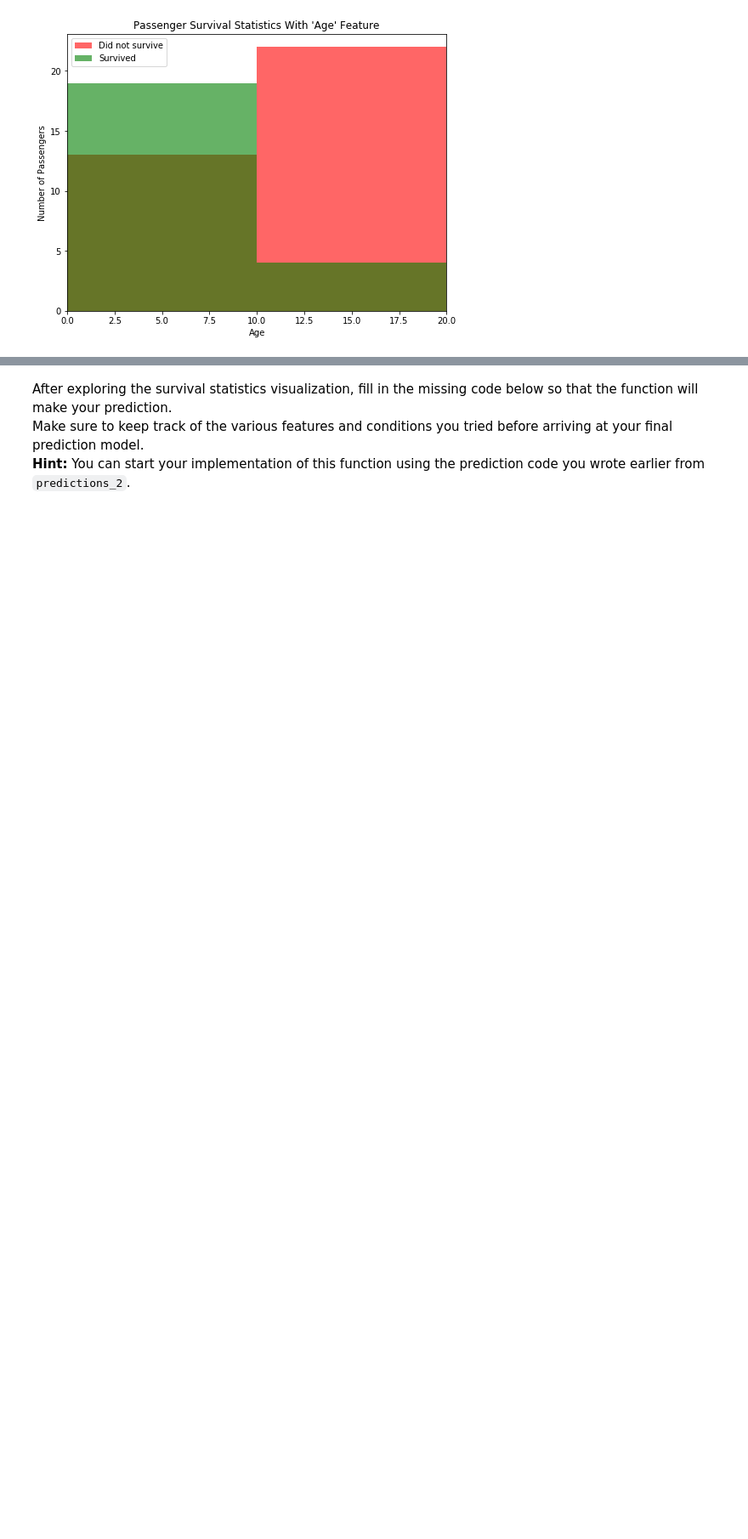
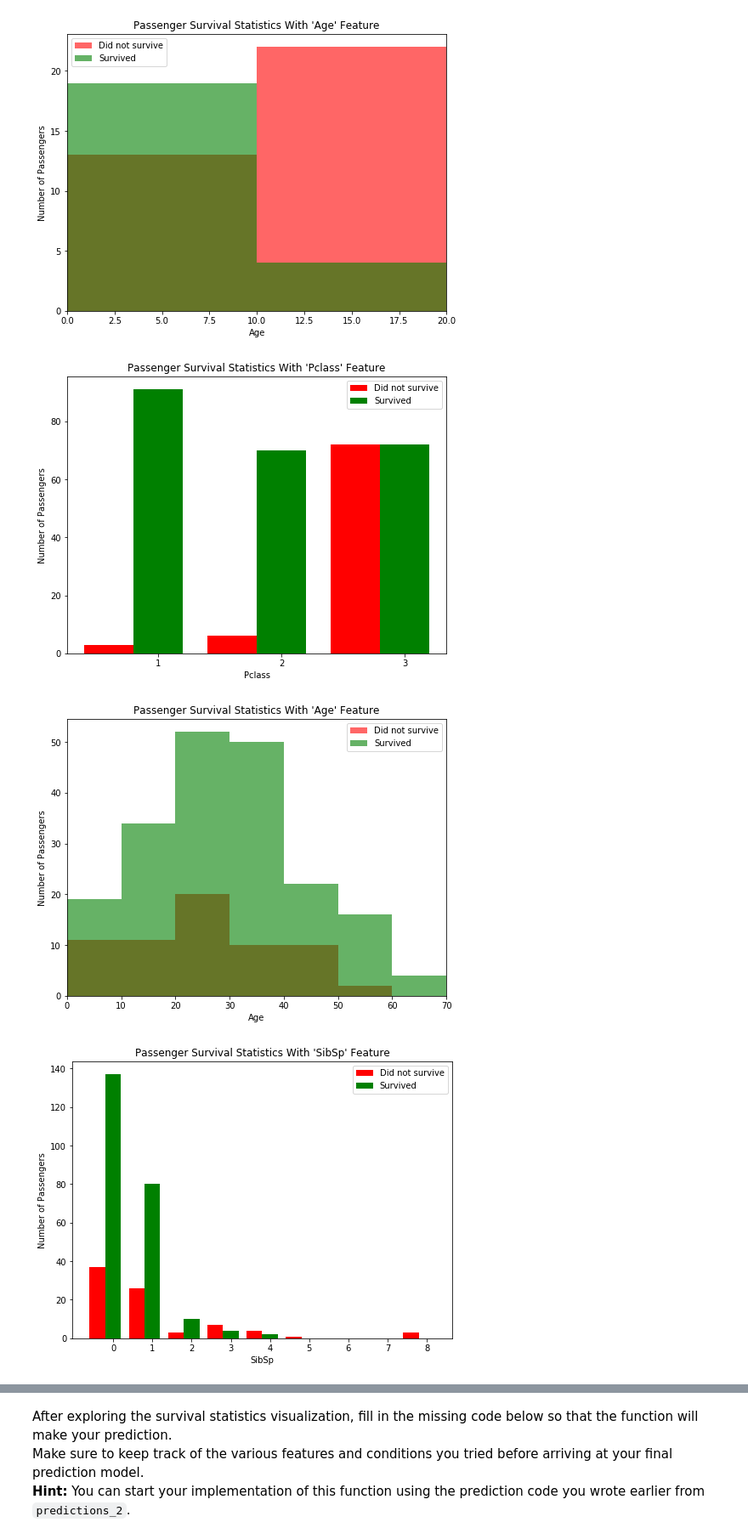
Before and after one commit to omaralbeik/mlnd-titanic-survival-exploration, a Jupyter notebook: titanic_survival_exploration.ipynb, the cells around one changed output, grey strips where cells are left out. Shown: that part at 85% size. Saved outputs shown, nothing was run; the diff lists cells and outputs as text; code cells hidden in the pictures; blank space fills up the shorter version.

```diff
--- a/titanic_survival_exploration.ipynb
+++ b/titanic_survival_exploration.ipynb
@@ -206,18 +206,14 @@ vs.survival_stats(data, outcomes, 'Age', ["Sex == 'male'", "Age < 18"])
 # %% [output]
 [figure]
 # %%
-## Uncomment lines below to get visualized results for features based on sex
-
-# vs.survival_stats(data, outcomes, 'Pclass', ["Sex == 'female'"])
-# vs.survival_stats(data, outcomes, 'Age', ["Sex == 'female'"])
-# vs.survival_stats(data, outcomes, 'SibSp', ["Sex == 'female'"])
-# vs.survival_stats(data, outcomes, 'Parch', ["Sex == 'female'"])
-# vs.survival_stats(data, outcomes, 'Fare', ["Sex == 'female'"])
-# vs.survival_stats(data, outcomes, 'Embarked', ["Sex == 'female'"])
-
-# vs.survival_stats(data, outcomes, 'Pclass', ["Sex == 'male'"])
-# vs.survival_stats(data, outcomes, 'Age', ["Sex == 'male'"])
-# vs.survival_stats(data, outcomes, 'SibSp', ["Sex == 'male'"])
-# vs.survival_stats(data, outcomes, 'Parch', ["Sex == 'male'"])
-# vs.survival_stats(data, outcomes, 'Fare', ["Sex == 'male'"])
-# vs.survival_stats(data, outcomes, 'Embarked', ["Sex == 'male'"])
+# Visualized results for features for females
+vs.survival_stats(data, outcomes, 'Pclass', ["Sex == 'female'"])
+vs.survival_stats(data, outcomes, 'Age', ["Sex == 'female'"])
+vs.survival_stats(data, outcomes, 'SibSp', ["Sex == 'female'"])
+vs.survival_stats(data, outcomes, 'Parch', ["Sex == 'female'"])
+vs.survival_stats(data, outcomes, 'Fare', ["Sex == 'female'"])
+vs.survival_stats(data, outcomes, 'Embarked', ["Sex == 'female'"])
+# %% [output]
+[figure, added]
+[figure, added]
+[figure, added]
```
Also changed, not shown: parts of 5 cells of this notebook, 1 other file.
